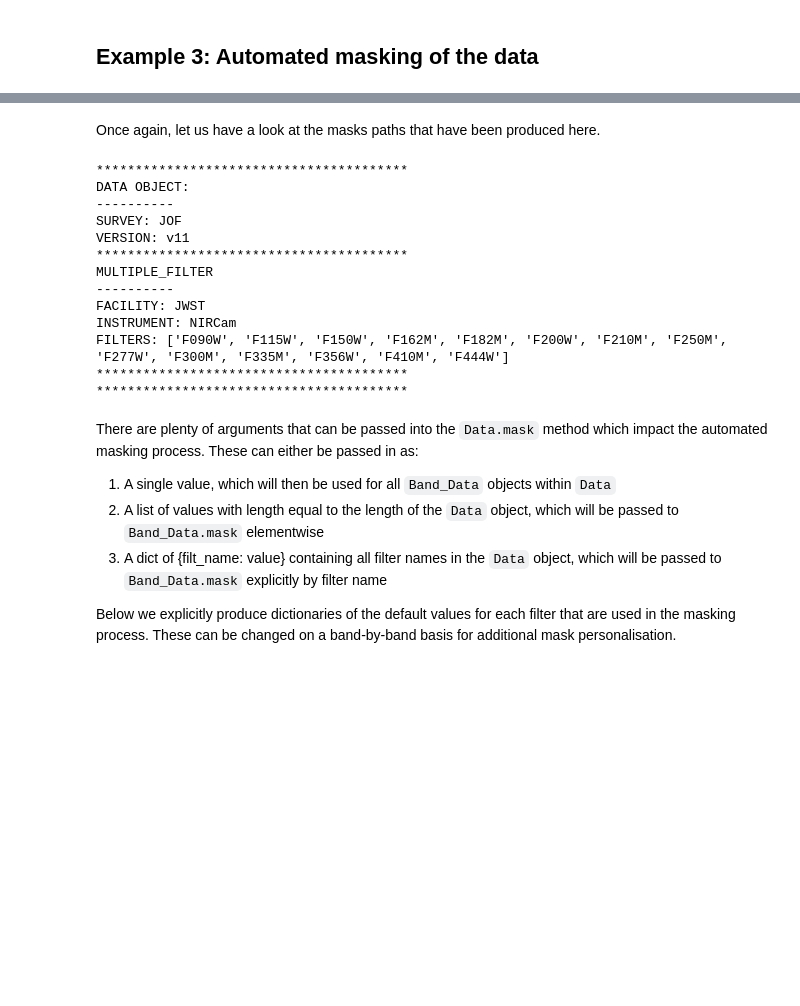
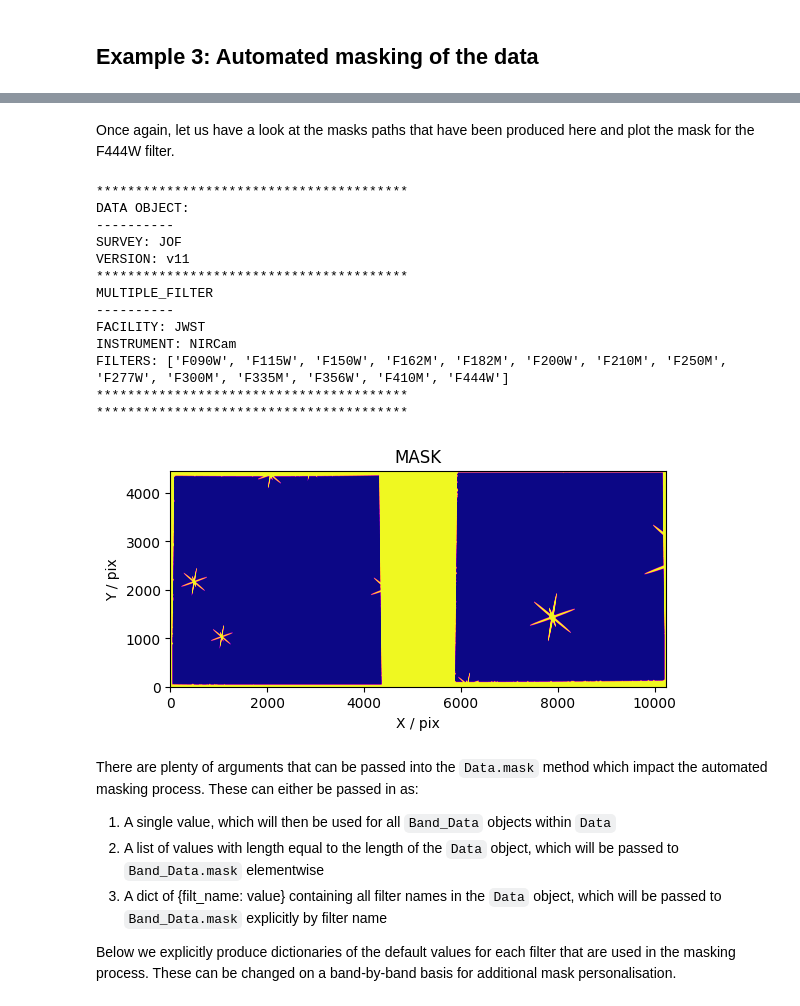
Before and after one commit to duncanaustin98/galfind, a Jupyter notebook: docs/source/data/masking.ipynb, the cells around one changed output, grey strips where cells are left out. Drawn from its saved outputs; the diff is of its cells as text; code cells hidden in the pictures; blank space fills up the shorter version.

Commit message:
feat: Finished writing working Data class documentation.

```diff
--- a/docs/source/data/masking.ipynb
+++ b/docs/source/data/masking.ipynb
@@ -191,21 +160,23 @@ auto_mask: <galfind.Data.Band_Data object at 0x...> {'central': {'a': 300.0, 'b'
 # %% [markdown]
-Once again, let us have a look at the masks paths that have been produced here.
+Once again, let us have a look at the masks paths that have been produced here and plot the mask for the F444W filter.
-# %%
-print(JOF_data_3)
-# %% [output]
-****************************************
-DATA OBJECT:
-----------
-SURVEY: JOF
-VERSION: v11
-****************************************
-MULTIPLE_FILTER
-----------
-FACILITY: JWST
-INSTRUMENT: NIRCam
-FILTERS: ['F090W', 'F115W', 'F150W', 'F162M', 'F182M', 'F200W', 'F210M', 'F250M', 'F277W', 'F300M', 'F335M', 'F356W', 'F410M', 'F444W']
-****************************************
-****************************************
+# %%
+print(JOF_data_3)
+JOF_data_3["F444W"].plot(ext = "mask", show = True)
+# %% [output]
+****************************************
+DATA OBJECT:
+----------
+SURVEY: JOF
+VERSION: v11
+****************************************
+MULTIPLE_FILTER
+----------
+FACILITY: JWST
+INSTRUMENT: NIRCam
+FILTERS: ['F090W', 'F115W', 'F150W', 'F162M', 'F182M', 'F200W', 'F210M', 'F250M', 'F277W', 'F300M', 'F335M', 'F356W', 'F410M', 'F444W']
+****************************************
+****************************************
+[figure, added]
 # %% [markdown]
 There are plenty of arguments that can be passed into the `Data.mask` method which impact the automated masking process. These can either be passed in as:
 1. A single value, which will then be used for all `Band_Data` objects within `Data`
```
Also changed, not shown: parts of 16 cells of this notebook, 25 other files.
